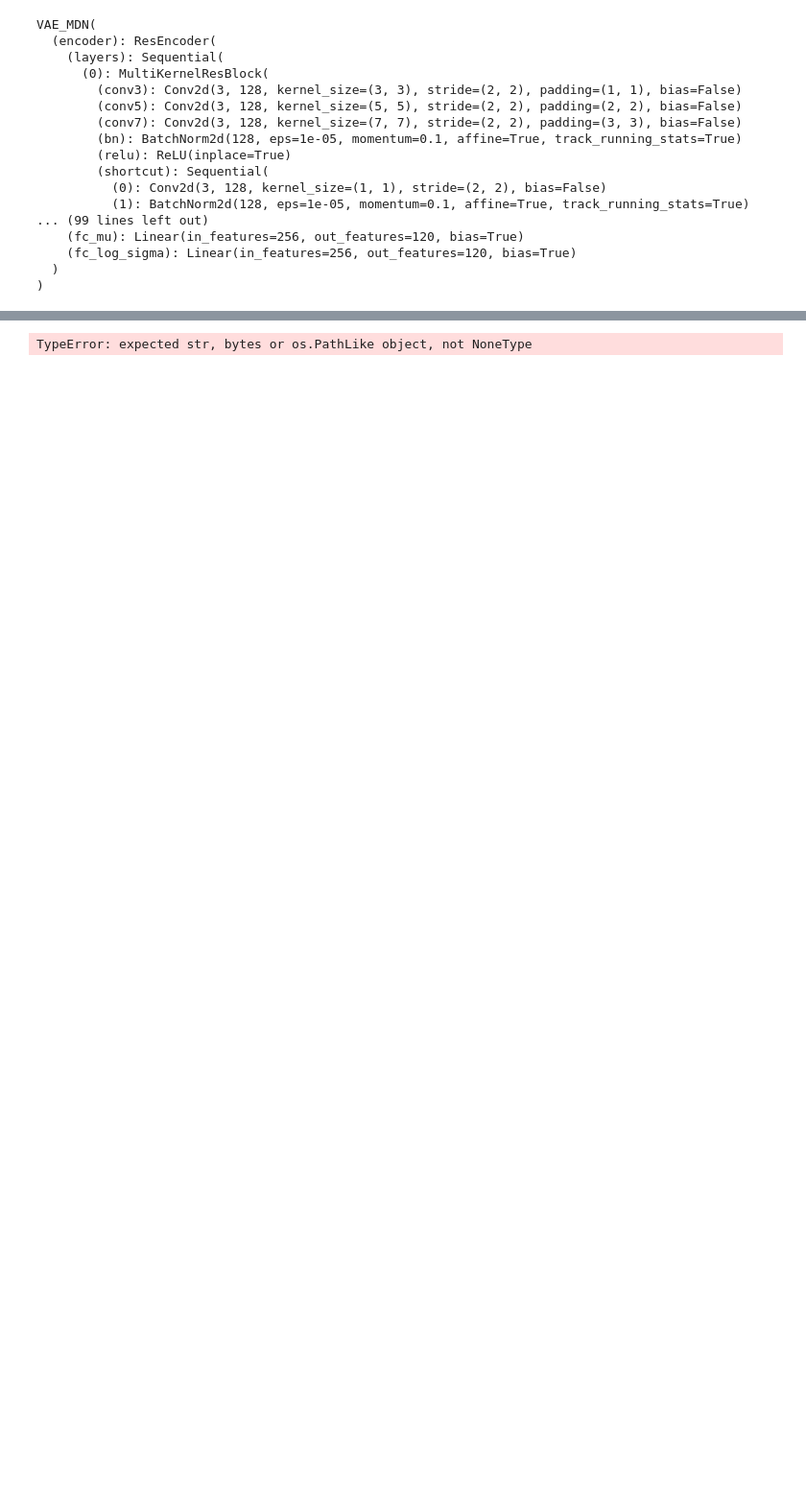
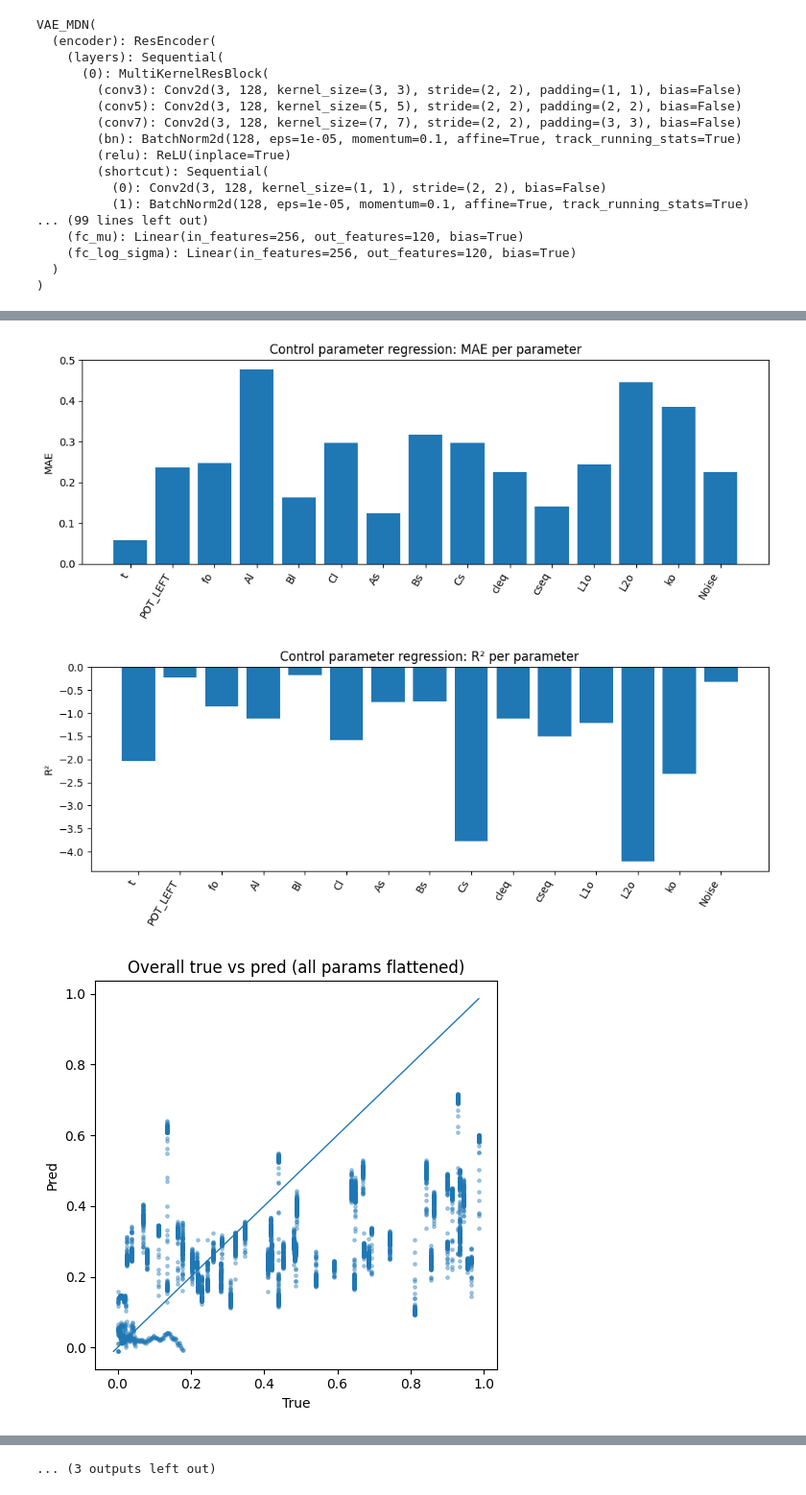
Before and after one commit to anilkunwar/dendrites_pfm_vae, a Jupyter notebook: generative_ai/step3_quantification.ipynb, the cells around one changed output, grey strips where cells are left out. Shown at 96% size. Saved outputs shown, nothing was run; the diff lists cells and outputs as text; code cells hidden in the pictures; blank space fills up the shorter version.

```diff
--- a/generative_ai/step3_quantification.ipynb
+++ b/generative_ai/step3_quantification.ipynb
@@ -404,32 +410,35 @@ param_names = ["t"]
 param_names += list(PARAM_RANGES.keys())
 
 # 参数回归准确度判断
 # concat arrays
 y_true = np.concatenate([y[0] for y in params_pair], axis=0)  # [N,P]
 
 y_pred_sto = np.concatenate([y[1][0] for y in params_pair], axis=0)
 conf_param_sto = np.concatenate([y[1][1] for y in params_pair], axis=0)
-conf_global_sto = np.array([y[1][2] for y in params_pair])
+conf_global_sto = np.concatenate([y[1][2] for y in params_pair], axis=0)
 
 y_pred_det = np.concatenate([y[2][0] for y in params_pair], axis=0)
 conf_param_det = np.concatenate([y[2][1] for y in params_pair], axis=0)
-conf_global_det = np.array([y[2][2] for y in params_pair])
+conf_global_det = np.concatenate([y[2][2] for y in params_pair], axis=0)
 
 # metrics + plots
 metrics_det = plot_regression_summary(y_true, y_pred_det, prefix="ctr_det", param_names=param_names)
 metrics_sto = plot_regression_summary(y_true, y_pred_sto, prefix="ctr_stoch", param_names=param_names)
 
 plot_confidence_summary(conf_param_det, conf_global_det, prefix="det", param_names=param_names)
 plot_confidence_summary(conf_param_sto, conf_global_sto, prefix="stoch", param_names=param_names)
 
 # Print summary
 print("\n===== Control regression metrics (deterministic, using mu_q as z) =====")
 print(metrics_det["overall"])
 print("Per-dim MAE (first 5):", metrics_det["per_dim"]["MAE"][:5])
 print("Per-dim R2  (first 5):", metrics_det["per_dim"]["R2"][:5])
 print("Global confidence mean:", float(conf_global_det.mean()))
 
 print("\n===== Control regression metrics (stochastic, using sampled z) =====")
 print(metrics_sto["overall"])
 print("Global confidence mean:", float(conf_global_sto.mean()))
 # %% [output]
+[figure, added]
+[figure, added]
+[figure, added]
@@ -436 +454 @@ print("Global confidence mean:", float(conf_global_sto.mean()))
-TypeError: expected str, bytes or os.PathLike object, not NoneType
+... (3 outputs left out)
```
Also changed, not shown: parts of 7 cells of this notebook, 3 other files.
